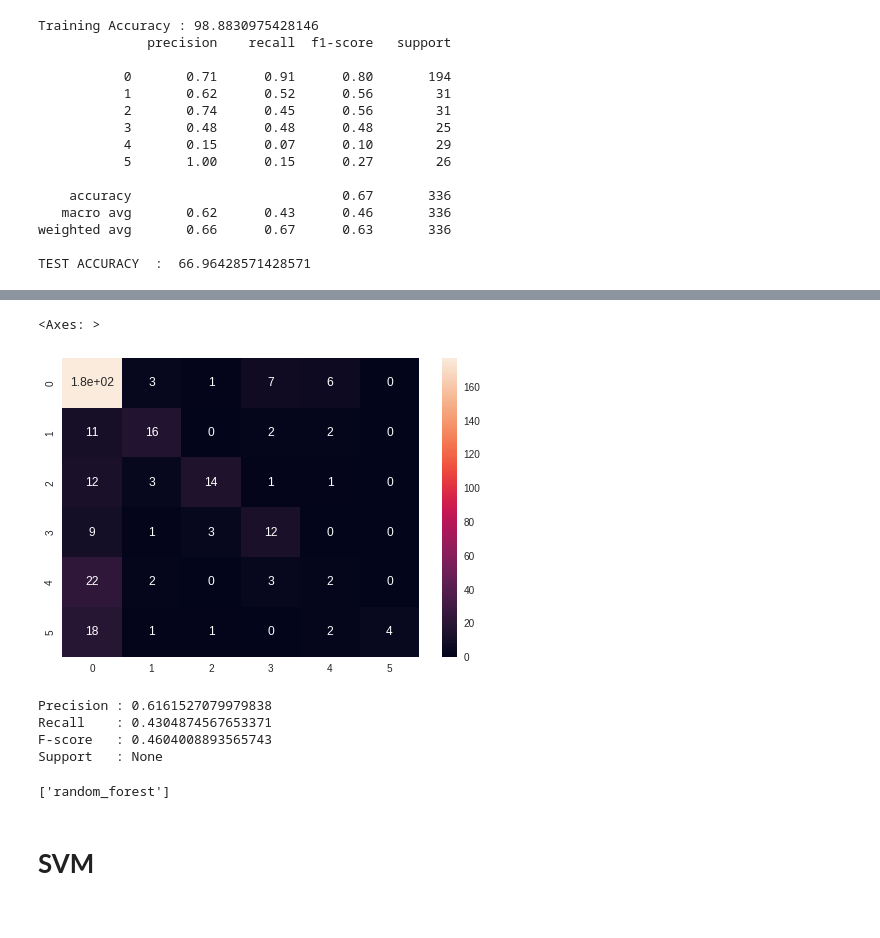
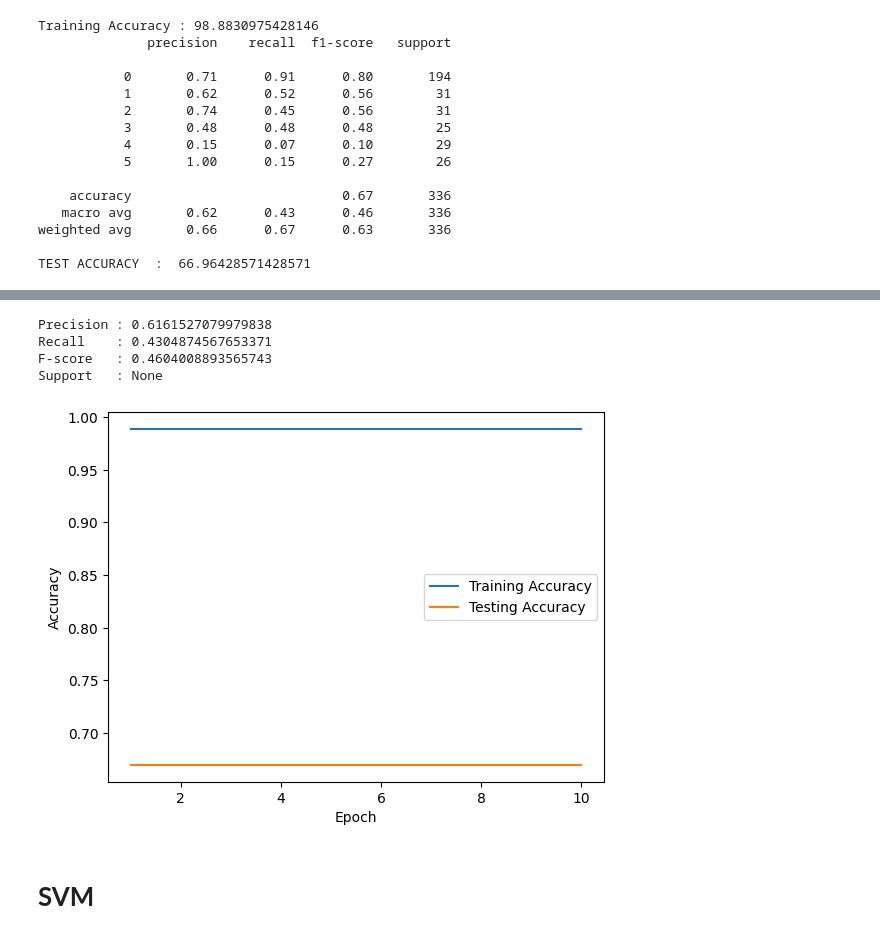
Before and after one commit to AshvinVignesh/Sentiment-Analysis, a Jupyter notebook: model/SA_SINHALA_3_CONTD(2).ipynb, the cells around one changed output, grey strips where cells are left out. Cells and saved outputs as stored; diff of their text form; code cells hidden in the pictures.

```diff
--- a/model/SA_SINHALA_3_CONTD(2).ipynb
+++ b/model/SA_SINHALA_3_CONTD(2).ipynb
@@ -287,8 +270,3 @@ visualizer = classification_report(
-# %%
-sns.heatmap(confusion_matrix(y_test, predictions2), annot = True)
-# %% [output]
-<Axes: >
-[figure, removed]
 # %%
 from sklearn.metrics import precision_recall_fscore_support as score
 precision,recall,fscore,support=score(y_test, predictions2,average='macro')
@@ -301,8 +279,3 @@ Precision : 0.6161527079979838
 Recall    : 0.4304874567653371
 F-score   : 0.4604008893565743
 Support   : None
-# %%
-import joblib
-joblib.dump(rf_hy ,'random_forest')
-# %% [output]
-['random_forest']
@@ -309,3 +286,30 @@ joblib.dump(rf_hy ,'random_forest')
+# %%
+train_accs = []
+test_accs = []
+
+# Train the model on the training data
+for epoch in range(10):
+    X_train, X_test, y_train, y_test = train_test_split(X,y, test_size =0.2, random_state=42)
+    rf_hy = RandomForestClassifier(random_state=42, n_jobs=-1, n_estimators=15)
+    rf_hy.fit(X_train, y_train)
+
+    # Evaluate the model on the training data
+    train_acc = rf_hy.score(X_train, y_train)
+    train_accs.append(train_acc)
+
+    # Evaluate the model on the test data
+    test_acc = rf_hy.score(X_test, y_test)
+    test_accs.append(test_acc)
+
+# Plot the training and testing accuracy
+plt.plot(range(1, 11), train_accs, label="Training Accuracy")
+plt.plot(range(1, 11), test_accs, label="Testing Accuracy")
+plt.xlabel("Epoch")
+plt.ylabel("Accuracy")
+plt.legend()
+plt.show()
+# %% [output]
+[figure, added]
 # %% [markdown]
 # **SVM**
 # %%
```
Also changed, not shown: parts of 17 cells of this notebook.
